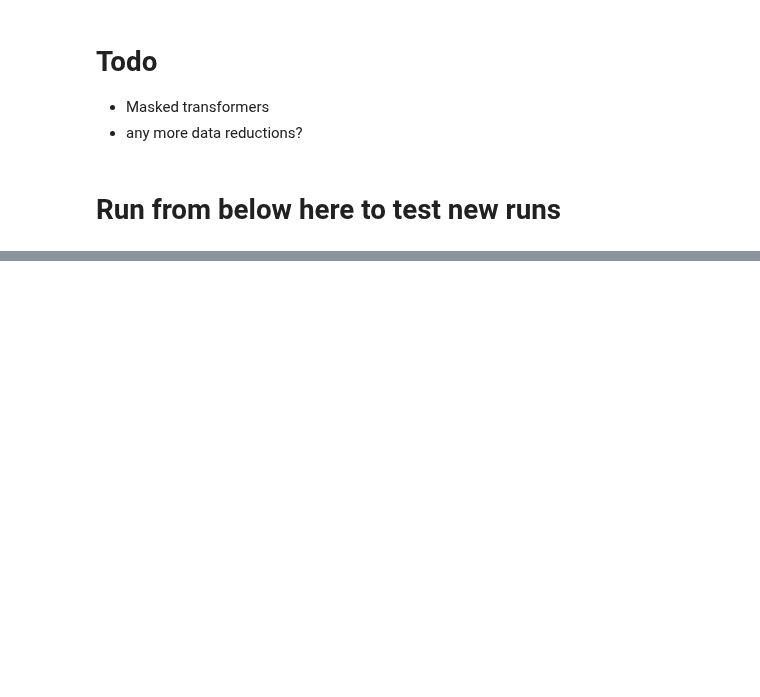
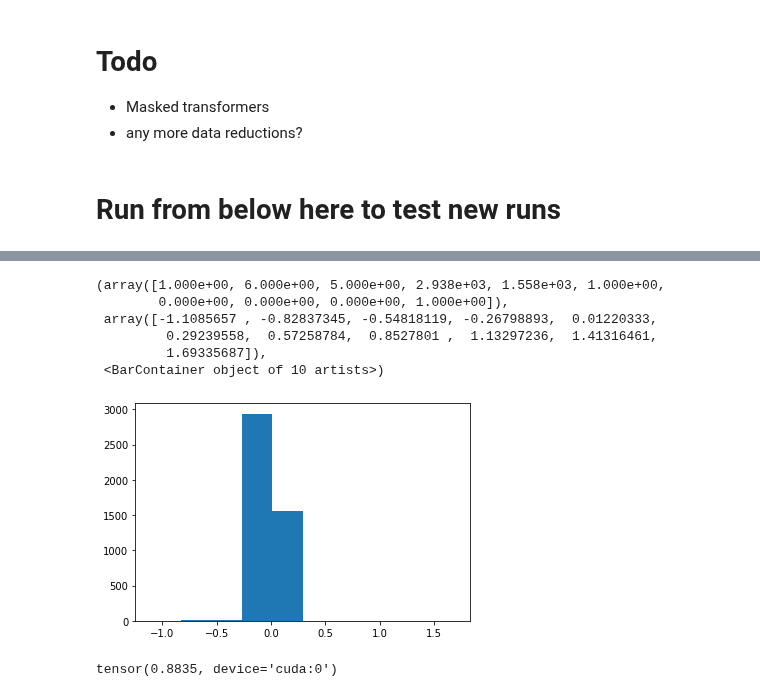
Before and after one commit to aashraychegu/testing_grounds, a Jupyter notebook: CoRe_simplenn.ipynb, the cells around one changed output, grey strips where cells are left out. Saved outputs shown, nothing was run; the diff lists cells and outputs as text; code cells hidden in the pictures; blank space fills up the shorter version.

```diff
--- a/CoRe_simplenn.ipynb
+++ b/CoRe_simplenn.ipynb
@@ -172,0 +230,17 @@ OrderedDict([('inlayer.weight', tensor([[-0.0271, -0.0271, -0.0179,  ..., -0.014
+# %%
+plt.hist(errors)
+# %% [output]
+(array([1.000e+00, 6.000e+00, 5.000e+00, 2.938e+03, 1.558e+03, 1.000e+00,
+        0.000e+00, 0.000e+00, 0.000e+00, 1.000e+00]),
+ array([-1.1085657 , -0.82837345, -0.54818119, -0.26798893,  0.01220333,
+         0.29239558,  0.57258784,  0.8527801 ,  1.13297236,  1.41316461,
+         1.69335687]),
+ <BarContainer object of 10 artists>)
+[figure, added]
+# %%
+import torcheval as te
+tss,params = next(iter(DataLoader(dataset, batch_size=len(dataset))))
+r2 = te.metrics.functional.r2_score(net(tss),params[:,1:])
+r2
+# %% [output]
+tensor(0.8835, device='cuda:0')
```
Also changed, not shown: parts of 24 cells of this notebook, 1 other file.
